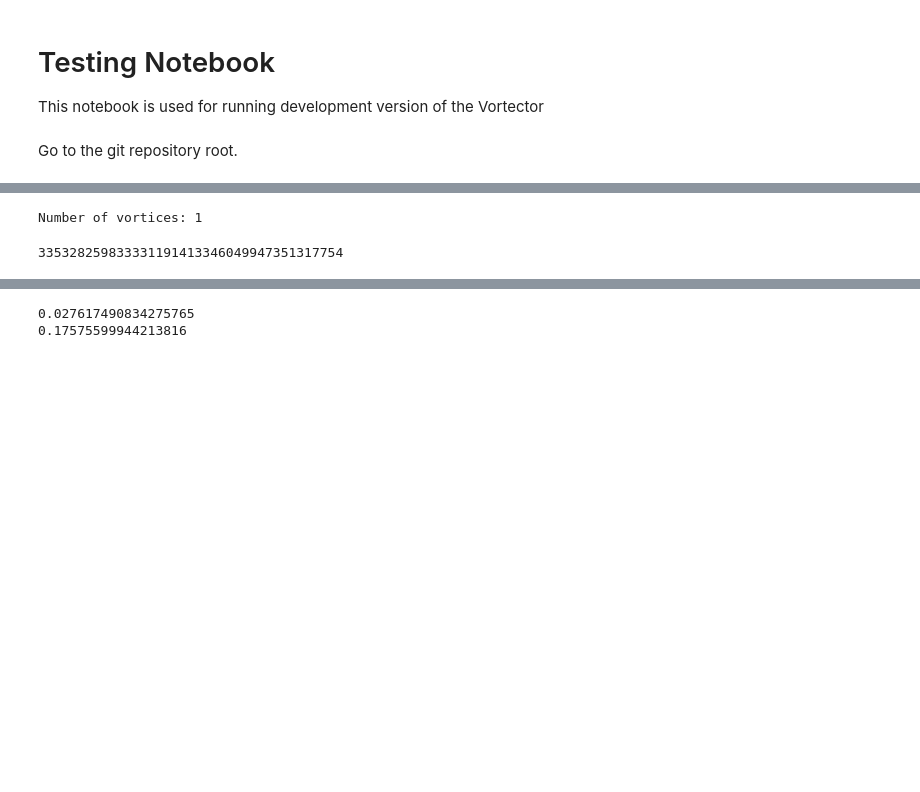
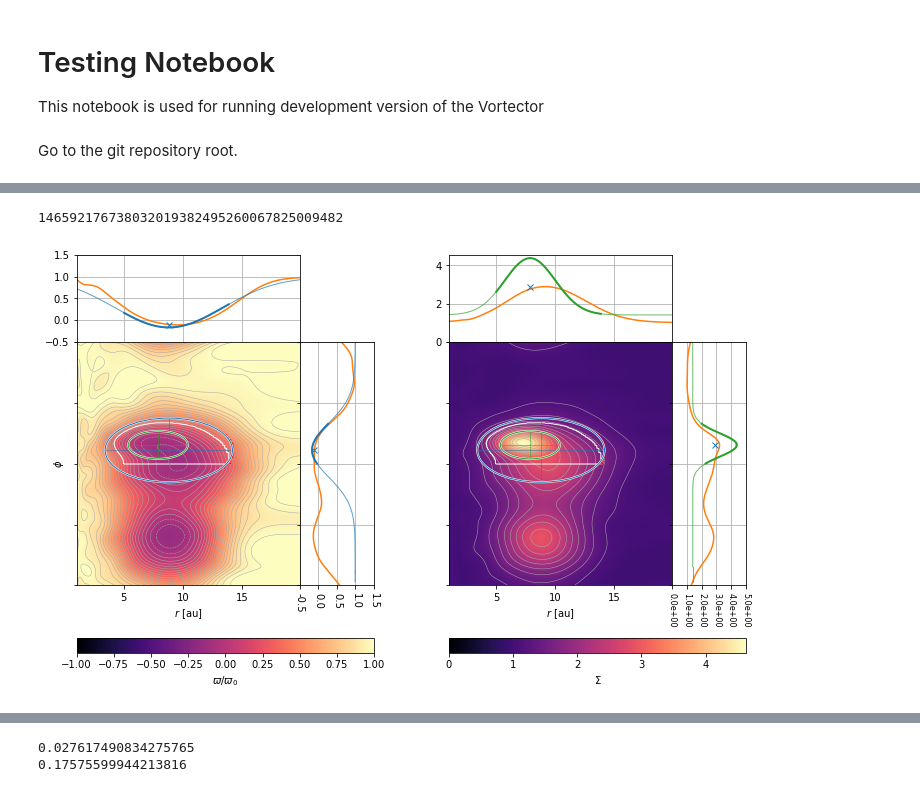
Before and after one commit to rometsch/vortector, a Jupyter notebook: notebooks/Testing.ipynb, the cells around one changed output, grey strips where cells are left out. Drawn from its saved outputs; the diff is of its cells as text; code cells hidden in the pictures; blank space fills up the shorter version.

```diff
--- a/notebooks/Testing.ipynb
+++ b/notebooks/Testing.ipynb
@@ -29,12 +29,12 @@ vgen = VortexGenerator(2, periodic_y=True)
 # %%
 from synthvortex import VortexGenerator
 scaling = 2
-vgen = VortexGenerator(3, periodic_y=True, Nr=121*scaling,Nphi=251*scaling)
+vgen = VortexGenerator(3, periodic_y=True, Nr=121*scaling,Nphi=251*scaling, seed=146592176738032019382495260067825009482)
 # vgen = VortexGenerator(3, periodic_y=True, Nr=121*scaling,Nphi=251*scaling, seed=123009799731638641813521844717530781350, noise=0)
 # vgen = VortexGenerator(filename="synthvort_examples/detection_overlapping_vortices.pickle")
 vd = Vortector(vgen.Rs, vgen.Phis, vgen.Area, vgen.vortensity, vgen.density, verbose=False)
 %time vd.detect(include_mask=True)
-n = None
+n = 0
 show_fit_overview_2D(vd, n=n, fig=plt.figure(figsize=(12,8)))
 print("Number of vortices:", len(vd.vortices))
 vgen.seed
@@ -46,5 +45,5 @@ Wall time: 121 ms
-Number of vortices: 1
+146592176738032019382495260067825009482
-335328259833331191413346049947351317754
+[figure, added]
 # %%
 vgen = VortexGenerator(2, periodic_y=True, Nr=121*2,Nphi=251*2, seed=9723599775470169977509137115848099204)
 vd = Vortector(vgen.Rs, vgen.Phis, vgen.Area, vgen.vortensity, vgen.density)
```
Also changed, not shown: parts of 4 cells of this notebook, 2 other files.
